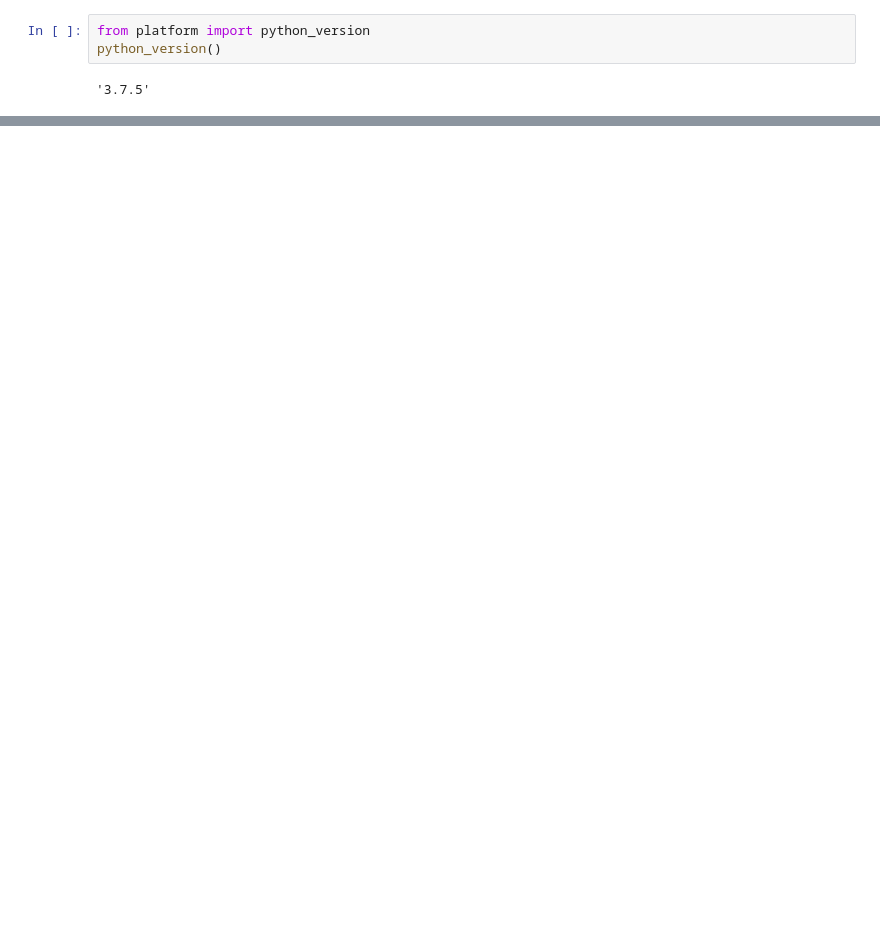
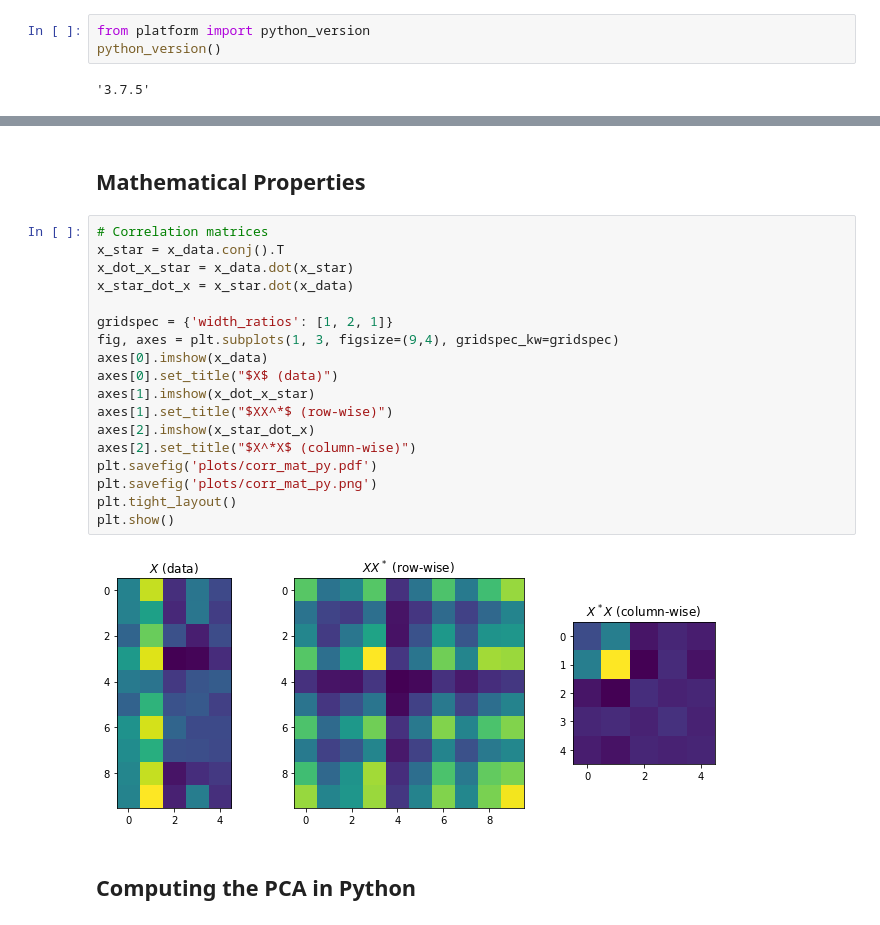
Before and after one commit to billtubbs/mech-575, a Jupyter notebook: Chapter-1-singular-value-decomposition.ipynb, the cells around one changed output, grey strips where cells are left out. Saved outputs shown, nothing was run; the diff lists cells and outputs as text; blank space fills up the shorter version.

Commit message:
Code for math properties

```diff
--- a/Chapter-1-singular-value-decomposition.ipynb
+++ b/Chapter-1-singular-value-decomposition.ipynb
@@ -298,0 +421,24 @@ plt.show()
+# %% [markdown]
+## Mathematical Properties
+# %%
+# Correlation matrices
+x_star = x_data.conj().T
+x_dot_x_star = x_data.dot(x_star)
+x_star_dot_x = x_star.dot(x_data)
+
+gridspec = {'width_ratios': [1, 2, 1]}
+fig, axes = plt.subplots(1, 3, figsize=(9,4), gridspec_kw=gridspec)
+axes[0].imshow(x_data)
+axes[0].set_title("$X$ (data)")
+axes[1].imshow(x_dot_x_star)
+axes[1].set_title("$XX^*$ (row-wise)")
+axes[2].imshow(x_star_dot_x)
+axes[2].set_title("$X^*X$ (column-wise)")
+plt.savefig('plots/corr_mat_py.pdf')
+plt.savefig('plots/corr_mat_py.png')
+plt.tight_layout()
+plt.show()
+# %% [output]
+[figure, added]
+# %% [markdown]
+## Computing the PCA in Python
```
Also changed, not shown: parts of 52 cells of this notebook.
